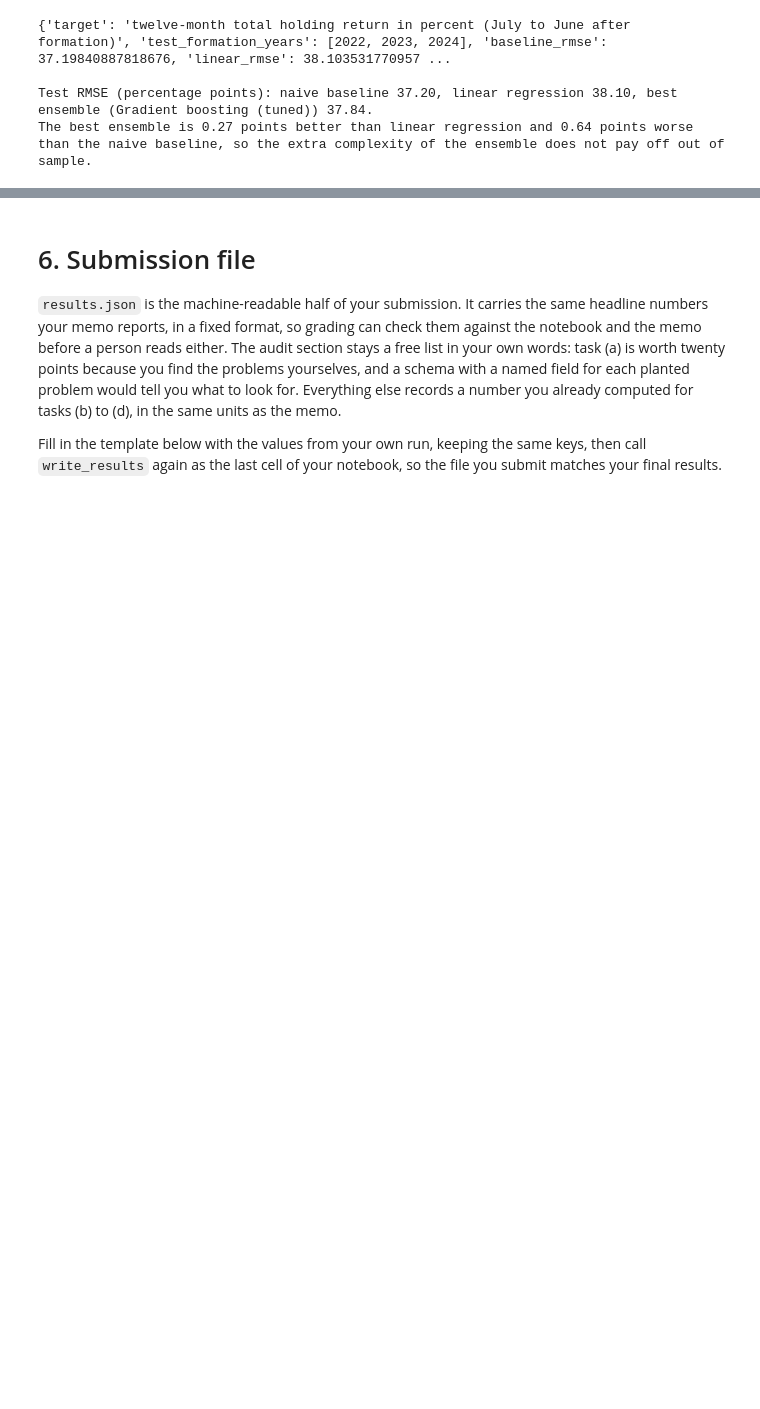
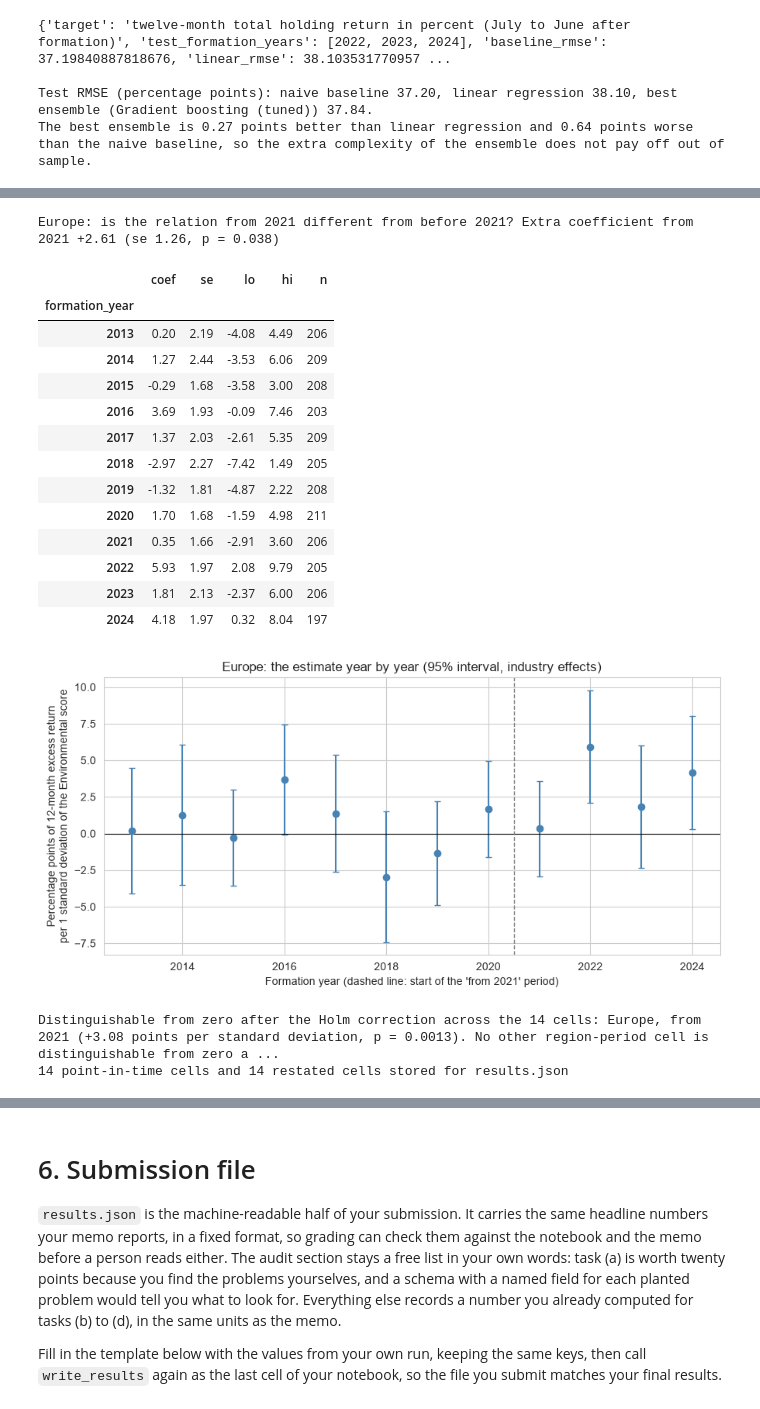
Before and after one commit to FBE5d5wqfds/EAIF-, a Jupyter notebook: group_project_AS2026/notebook/Group_Work_AS_2026_solution.ipynb, the cells around one changed output, grey strips where cells are left out. Drawn from its saved outputs; the diff is of its cells as text; code cells hidden in the pictures; blank space fills up the shorter version.

```diff
--- a/group_project_AS2026/notebook/Group_Work_AS_2026_solution.ipynb
+++ b/group_project_AS2026/notebook/Group_Work_AS_2026_solution.ipynb
@@ -945,0 +1114,15 @@ The best ensemble is 0.27 points better than linear regression and 0.64 points w
+# %%
+# ---- (c) Step 4: why do the restated scores give different estimates? ----
+assert "est" in globals(), "Run the cells above first (Runtime > Run all)."
+est["dz"] = est["z_rest"] - est["z_pit"]            # what the restatement added to the standardised score
+est["dz_std"] = est["dz"] / est["dz"].std()          # the same, in standard deviations of the restatement itself
+print(f"Rank correlation with the next 12-month excess return: point-in-time score {rank_corr(est['z_pit'], est['Hold_Excess_Pct']):.3f}, "
+      f"restated score {rank_corr(est['z_rest'], est['Hold_Excess_Pct']):.3f}, the restatement itself (restated minus point-in-time) {rank_corr(est['dz'], est['Hold_Excess_Pct']):.3f}")
+both = smf.ols("Hold_Excess_Pct ~ z_pit + dz_std + C(ind_year)", data=est).fit(cov_type="cluster", cov_kwds={"groups": pd.factorize(est["Company_ID"])[0]})
+print(f"Joint regression with industry-by-year effects (all regions, all years): point-in-time score {both.params['z_pit']:+.2f} (se {both.bse['z_pit']:.2f}), "
+      f"restatement part (per 1 standard deviation of the restatement) {both.params['dz_std']:+.2f} (se {both.bse['dz_std']:.2f})")
+print(f"The restatement changed {((est['Env_restated'] - est['Environmental_Score']).abs() > 0.01).mean():.0%} of the scores, and what it added is itself related to the return that followed: the restated score contains hindsight.")
+diff = (est_table[est_table["version"] == "restated"].set_index(["region", "period"])["coef"]
+        - est_table[est_table["version"] == "point-in-time"].set_index(["region", "period"])["coef"]).unstack()[PERIODS]
+print("\nRestated minus point-in-time coefficient, by region and period (percentage points):")
+display(diff.round(2))
@@ -945,0 +1145,61 @@ The best ensemble is 0.27 points better than linear regression and 0.64 points w
+# %%
+# ---- (c) Step 5: the one cell that stands out, in more detail (exploratory: chosen after looking at the 14 cells) ----
+assert "est" in globals(), "Run the cells above first (Runtime > Run all)."
+eu = est[est["Region"] == "Europe"].copy()
+eu["from21"] = (eu["Period"] == "from 2021").astype(int)
+inter = smf.ols("Hold_Excess_Pct ~ z_pit + z_pit:from21 + C(ind_year)", data=eu).fit(cov_type="cluster", cov_kwds={"groups": pd.factorize(eu["Company_ID"])[0]})
+print(f"Europe: is the relation from 2021 different from before 2021? Extra coefficient from 2021 {inter.params['z_pit:from21']:+.2f} (se {inter.bse['z_pit:from21']:.2f}, p = {inter.pvalues['z_pit:from21']:.3f})")
+
+by_year = []
+for fy, d in eu.groupby("Formation_Year"):
+    m = smf.ols("Hold_Excess_Pct ~ z_pit + C(Industry)", data=d).fit(cov_type="HC1")        # one year: a firm appears once, so robust errors
+    lo, hi = m.conf_int().loc["z_pit"]
+    by_year.append(dict(formation_year=fy, coef=m.params["z_pit"], se=m.bse["z_pit"], lo=lo, hi=hi, n=int(m.nobs)))
+by_year = pd.DataFrame(by_year)
+display(by_year.round(2).set_index("formation_year"))
+fig, ax = plt.subplots(figsize=(9, 4.5))
+ax.errorbar(by_year["formation_year"], by_year["coef"], yerr=[by_year["coef"] - by_year["lo"], by_year["hi"] - by_year["coef"]], fmt="o", color="steelblue", capsize=3)
+ax.axhline(0, color="black", lw=0.8); ax.axvline(2020.5, color="grey", ls="--", lw=1)
+ax.set_xlabel("Formation year (dashed line: start of the 'from 2021' period)")
+ax.set_ylabel("Percentage points of 12-month excess return\nper 1 standard deviation of the Environmental score")
+ax.set_title("Europe: the estimate year by year (95% interval, industry effects)")
+plt.tight_layout(); plt.show()
+# %% [output]
+Europe: is the relation from 2021 different from before 2021? Extra coefficient from 2021 +2.61 (se 1.26, p = 0.038)
+|  | coef | se | lo | hi | n |
+| formation_year |  |  |  |  |  |
+| 2013 | 0.20 | 2.19 | -4.08 | 4.49 | 206 |
+| 2014 | 1.27 | 2.44 | -3.53 | 6.06 | 209 |
+| 2015 | -0.29 | 1.68 | -3.58 | 3.00 | 208 |
+| 2016 | 3.69 | 1.93 | -0.09 | 7.46 | 203 |
+| 2017 | 1.37 | 2.03 | -2.61 | 5.35 | 209 |
+| 2018 | -2.97 | 2.27 | -7.42 | 1.49 | 205 |
+| 2019 | -1.32 | 1.81 | -4.87 | 2.22 | 208 |
+| 2020 | 1.70 | 1.68 | -1.59 | 4.98 | 211 |
+| 2021 | 0.35 | 1.66 | -2.91 | 3.60 | 206 |
+| 2022 | 5.93 | 1.97 | 2.08 | 9.79 | 205 |
+| 2023 | 1.81 | 2.13 | -2.37 | 6.00 | 206 |
+| 2024 | 4.18 | 1.97 | 0.32 | 8.04 | 197 |
+[figure, added]
+# %%
+# ---- (c) Step 6: the numbers and the one-sentence conclusion for results.json ----
+assert "est_table" in globals(), "Run the cells above first (Runtime > Run all)."
+def rows_for(version):
+    t = est_table[(est_table["version"] == version) & (est_table["region"] != "All regions")]
+    return [dict(region=r.region, period=r.period, coef=float(r.coef), se=float(r.se), n=int(r.n)) for r in t.itertuples()]
+pit = est_table[(est_table["version"] == "point-in-time") & (est_table["region"] != "All regions")]
+hits_adj = pit[pit["p_holm"] < 0.05]
+hits_raw = pit[(pit["p"] < 0.05) & (pit["p_holm"] >= 0.05)]
+if len(hits_adj):
+    conclusion = ("Distinguishable from zero after the Holm correction across the 14 cells: "
+                  + "; ".join(f"{r.region}, {r.period} ({r.coef:+.2f} points per standard deviation, p = {r.p:.4f})" for r in hits_adj.itertuples())
+                  + ". No other region-period cell is distinguishable from zero after the correction"
+                  + (f" (cells significant only before the correction: {', '.join(f'{r.region} {r.period}' for r in hits_raw.itertuples())})." if len(hits_raw) else "."))
+else:
+    conclusion = "No region-period cell is distinguishable from zero after the Holm correction across the 14 cells."
+task_c = dict(estimates=rows_for("point-in-time"), restated=rows_for("restated"), conclusion=conclusion)
+print(conclusion)
+print(f"{len(task_c['estimates'])} point-in-time cells and {len(task_c['restated'])} restated cells stored for results.json")
+# %% [output]
+Distinguishable from zero after the Holm correction across the 14 cells: Europe, from 2021 (+3.08 points per standard deviation, p = 0.0013). No other region-period cell is distinguishable from zero a ...
+14 point-in-time cells and 14 restated cells stored for results.json
```
Also changed, not shown: parts of 20 cells of this notebook.
